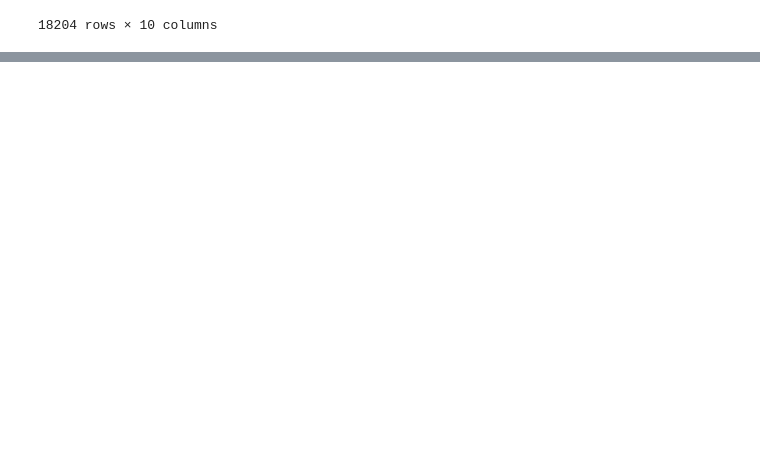
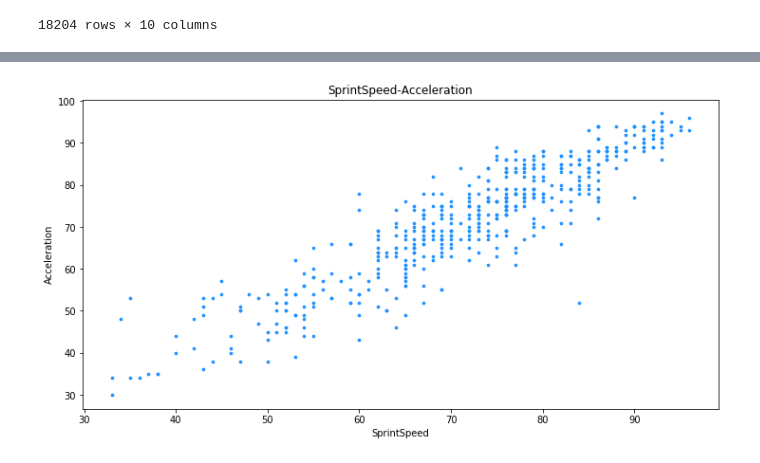
Before and after one commit to reyllama/toy_datascience, a Jupyter notebook: fifa19/EDA01.ipynb, the cells around one changed output, grey strips where cells are left out. Drawn from its saved outputs; the diff is of its cells as text; code cells hidden in the pictures; blank space fills up the shorter version.

```diff
--- a/fifa19/EDA01.ipynb
+++ b/fifa19/EDA01.ipynb
@@ -352,0 +363,4 @@ Text(0, 0.5, 'Dribbling')
+# %%
+scatter_rel(feature_two='Acceleration')
+# %% [output]
+[figure, added]
```
Also changed, not shown: parts of 22 cells of this notebook, 13 other files.
